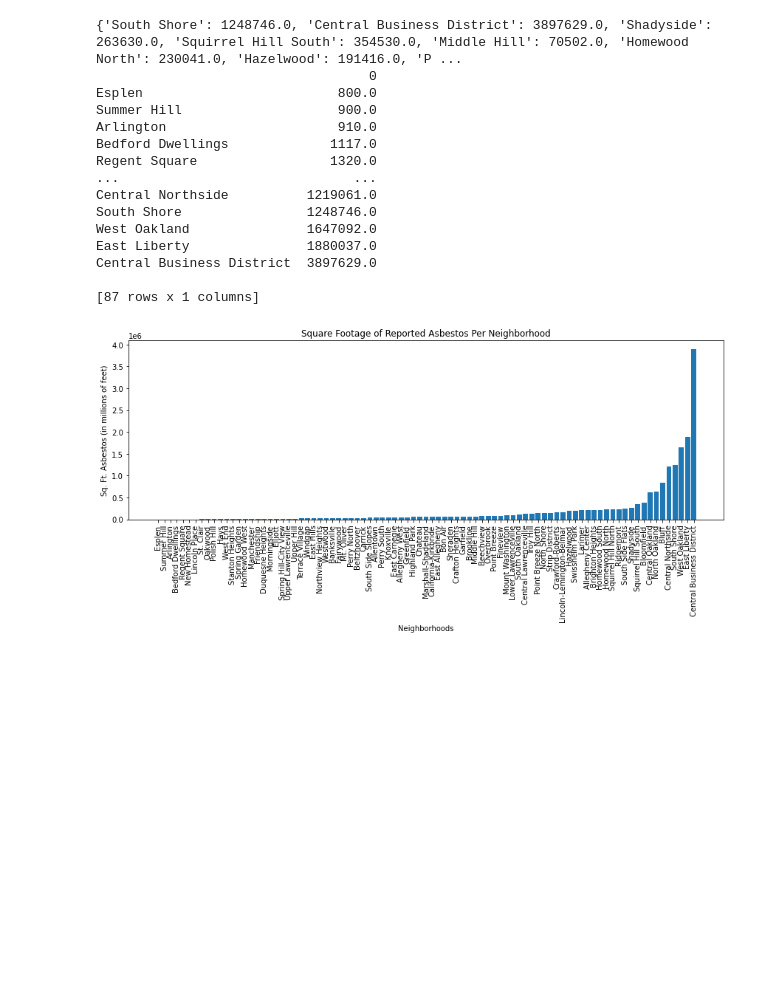
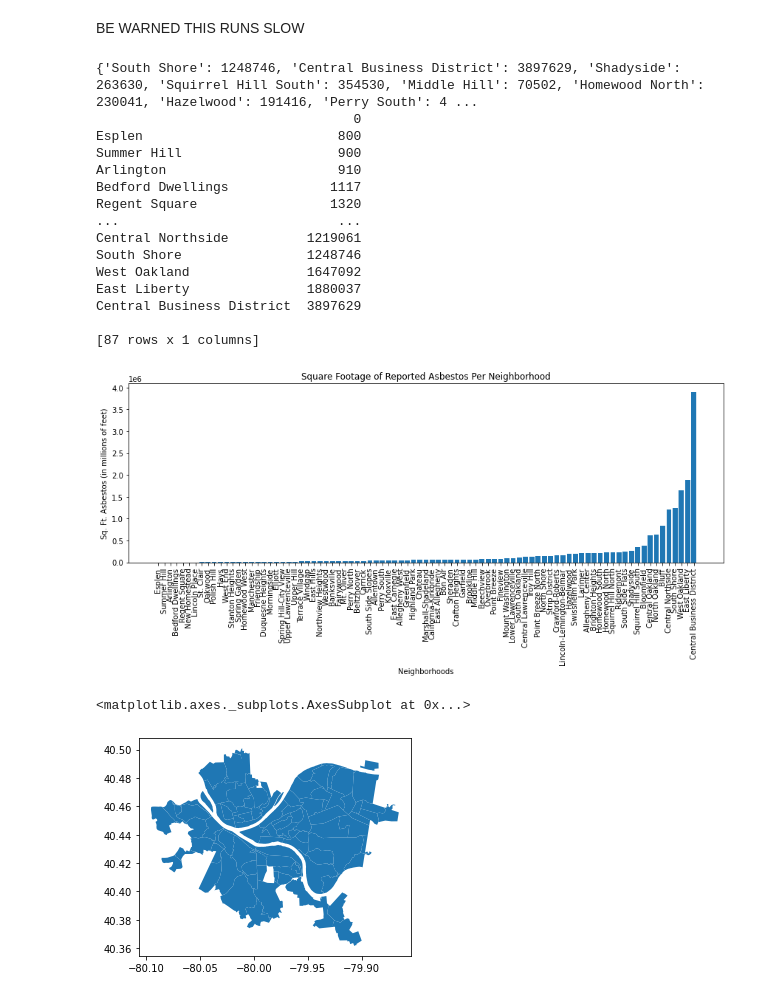
Before and after one commit to fierensk/final_project_0010, a Jupyter notebook: asbestos.ipynb, the cells around one changed output. Drawn from its saved outputs; the diff is of its cells as text; code cells hidden in the pictures; blank space fills up the shorter version.

```diff
--- a/asbestos.ipynb
+++ b/asbestos.ipynb
@@ -1,3 +1,5 @@
+# %% [markdown]
+BE WARNED THIS RUNS SLOW
 # %%
 # use fsnippets to find permit location based on lat and long
     # column names: latitude, longitude
@@ -35,10 +37,10 @@ for index, row in asb.iterrows():
     #parse neighborhoods and associated square footage of asbestos with them
     if neighborhood is not None:
         if neighborhood in nghDict:
-            nghDict[neighborhood] += row['square_feet']
+            nghDict[neighborhood] += int(row['square_feet'])
         else:
             #add new entry
-            nghDict[neighborhood] = row['square_feet']
+            nghDict[neighborhood] = int(row['square_feet'])
 
 print(nghDict)
 sorted_nghDict = dict(sorted(nghDict.items(), key=lambda item: item[1]))
@@ -56,19 +58,26 @@ plt.tight_layout()
 plt.show()
 #make geopandas heat map
 # %% [output]
-{'South Shore': 1248746.0, 'Central Business District': 3897629.0, 'Shadyside': 263630.0, 'Squirrel Hill South': 354530.0, 'Middle Hill': 70502.0, 'Homewood North': 230041.0, 'Hazelwood': 191416.0, 'P ...
-                                   0
-Esplen                         800.0
-Summer Hill                    900.0
-Arlington                      910.0
-Bedford Dwellings             1117.0
-Regent Square                 1320.0
-...                              ...
-Central Northside          1219061.0
-South Shore                1248746.0
-West Oakland               1647092.0
-East Liberty               1880037.0
-Central Business District  3897629.0
+{'South Shore': 1248746, 'Central Business District': 3897629, 'Shadyside': 263630, 'Squirrel Hill South': 354530, 'Middle Hill': 70502, 'Homewood North': 230041, 'Hazelwood': 191416, 'Perry South': 4 ...
+                                 0
+Esplen                         800
+Summer Hill                    900
+Arlington                      910
+Bedford Dwellings             1117
+Regent Square                 1320
+...                            ...
+Central Northside          1219061
+South Shore                1248746
+West Oakland               1647092
+East Liberty               1880037
+Central Business District  3897629
 
 [87 rows x 1 columns]
 [figure]
+# %%
+#getting pgh shapefile
+neighborhoods = geopandas.read_file("Neighborhoods/Neighborhoods_.shp")
+neighborhoods.plot()
+# %% [output]
+<matplotlib.axes._subplots.AxesSubplot at 0x...>
+[figure, added]
```
Also changed, not shown: parts of 2 cells of this notebook, 6 other files.
